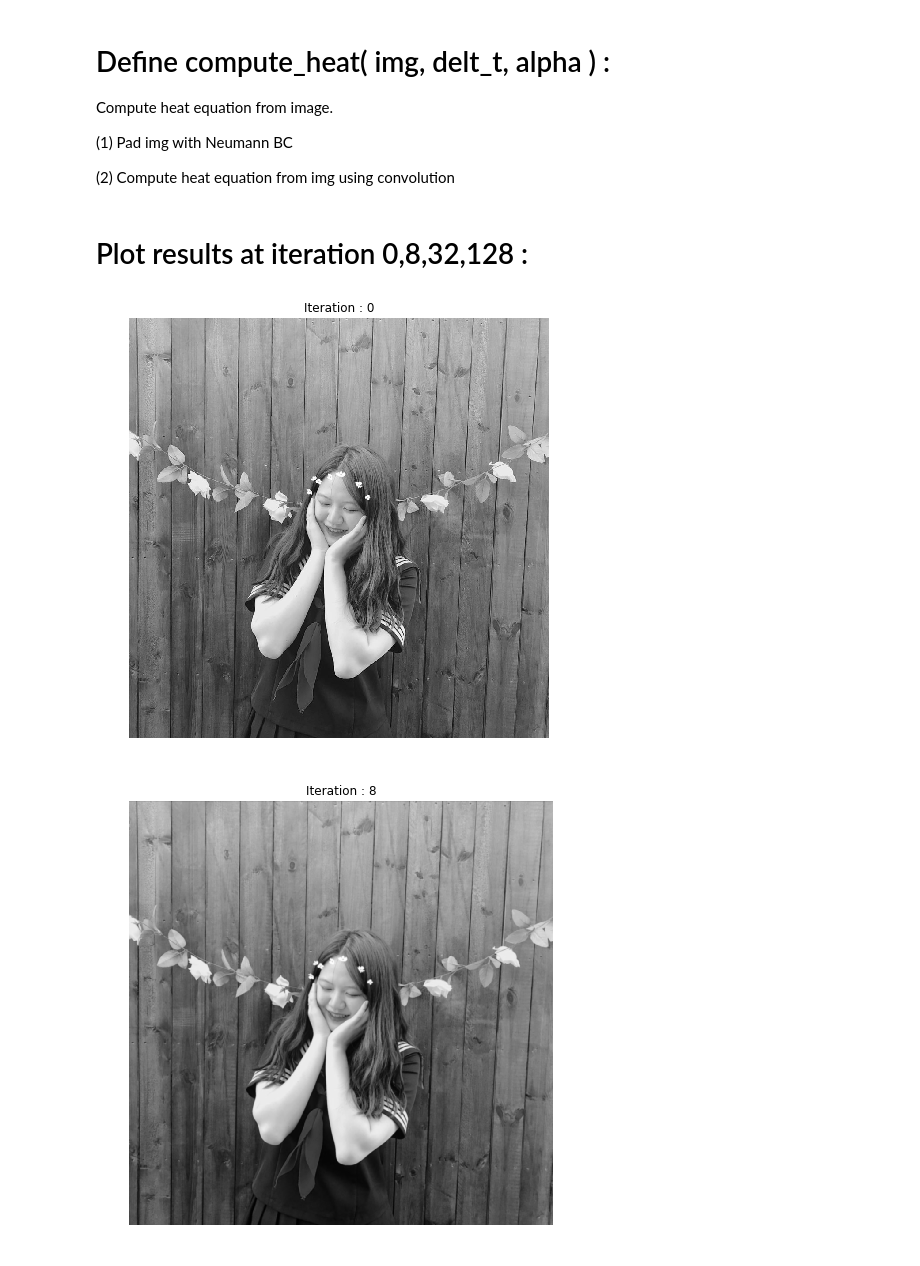
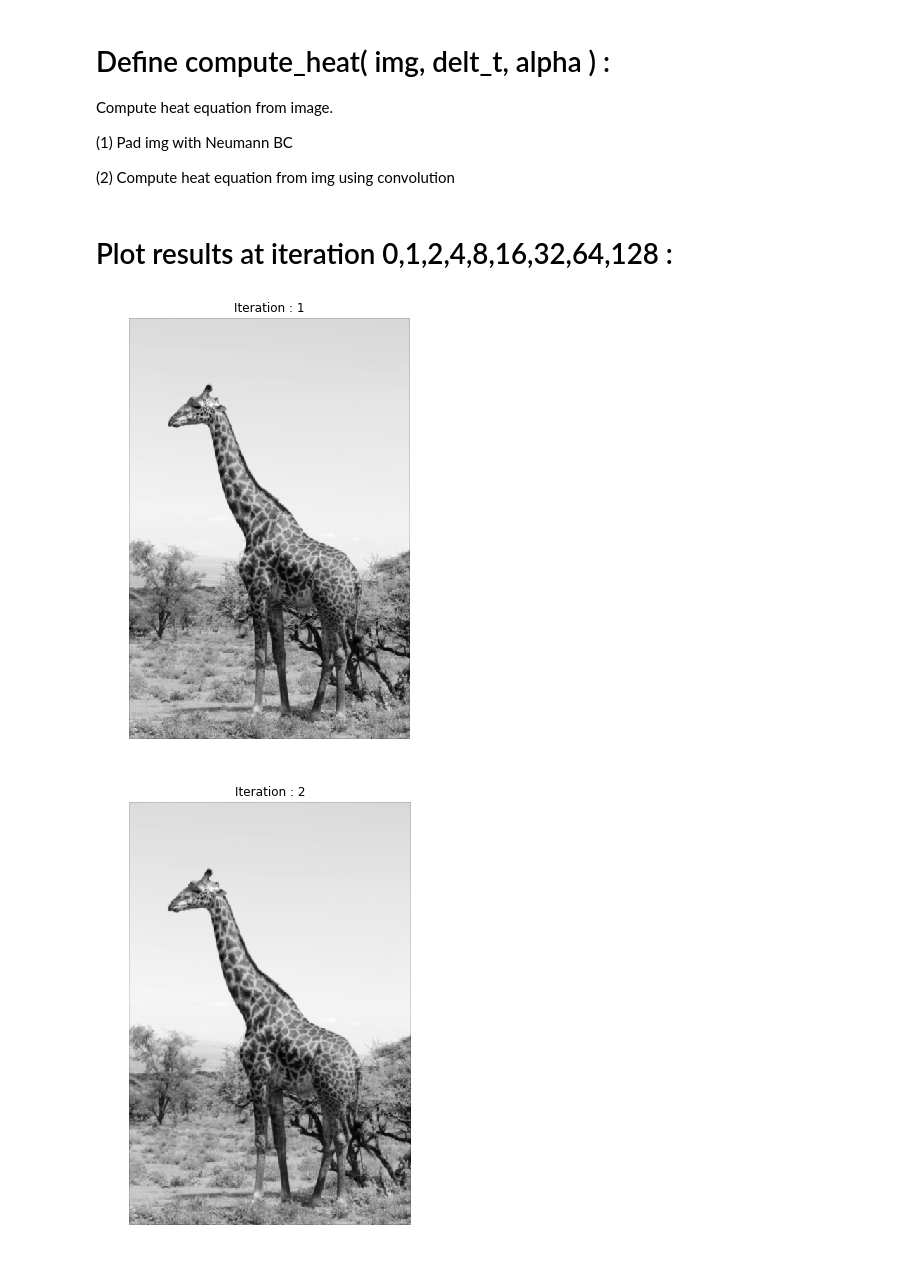
Before and after one commit to Eun0/Assignment, a Jupyter notebook: Heat Equation/1. Heat Equation.ipynb, the cells around one changed output. Cells and saved outputs as stored; diff of their text form; code cells hidden in the pictures.

```diff
--- a/Heat Equation/1. Heat Equation.ipynb
+++ b/Heat Equation/1. Heat Equation.ipynb
@@ -14,10 +15,10 @@ from skimage import exposure
 # %% [markdown]
 # Load image :
 # %%
-file_image='프로필.jpg'
+file_image='giraffe.jpg'
 
-im_color=io.imread('C:/Users/Eun0/Pictures/'+file_image)
+im_color=io.imread('C:/Users/Eun0/github/Computer-Vision/Heat Equation/'+file_image)
 im_gray=color.rgb2gray(im_color)
 
-type(im_gray)
+print(im_gray.shape)
 # %% [output]
@@ -24,0 +28,5 @@ numpy.ndarray
+# %%
+im_gray_resized = resize(im_gray, (im_gray.shape[0] // 10, im_gray.shape[1] // 10),
+                       anti_aliasing=True)
+
+print(im_gray_resized.shape)
@@ -71,12 +82,12 @@ ALPHA=1/4
 # %% [markdown]
 # Pad image with Neumann Boundary Conditions :
 # %%
-im_padded=np.zeros((im_gray.shape[0]+2,im_gray.shape[1]+2))
+im_padded=np.zeros((im_gray_resized.shape[0]+2,im_gray_resized.shape[1]+2))
 
-im_padded[1:-1,1:-1]=im_gray
+im_padded[1:-1,1:-1]=im_gray_resized
 
 # Up
-im_padded[0,1:-1]=im_padded[0,1:-1]
+im_padded[0,1:-1]=im_padded[1,1:-1]
 
 # Down
 im_padded[-1,1:-1]=im_padded[-2,1:-1]
@@ -142,7 +154,7 @@ def compute_heat(img,delta_t,alpha):
     im_padded[1:-1,1:-1]=img
 
     # Up
-    im_padded[0,1:-1]=im_padded[0,1:-1]
+    im_padded[0,1:-1]=im_padded[1,1:-1]
 
     # Down
     im_padded[-1,1:-1]=im_padded[-2,1:-1]
@@ -164,26 +176,24 @@ def compute_heat(img,delta_t,alpha):
 
     return im_heat
 # %% [markdown]
-# Plot results at iteration 0,8,32,128 :
+# Plot results at iteration 0,1,2,4,8,16,32,64,128 :
 # %%
-plot_list=[0,8,32,128]
+plot_list=[2**i for i in range(8)]
 
-img=im_gray
+img=im_gray_resized
 
-
-
-for i in range(129):
+for i in range(2**7+1):
 
     if i in plot_list:
-        plt.figure(figsize=(25,25))
-        plt.subplot(4,1,plot_list.index(i)+1)
+        plt.figure(figsize=(50,50))
+        plt.subplot(len(plot_list),1,plot_list.index(i)+1)
         plt.imshow(img,cmap='gray')
         plt.axis('off')
         plt.title('Iteration : '+str(i))
         plt.tight_layout()
         plt.show()
 
     img=compute_heat(img,DELTA_T,ALPHA)
 # %% [output]
-[figure, old version]
+[figure, new version]
-[figure, old version]
+[figure, new version]
```
Also changed, not shown: parts of 9 cells of this notebook.
